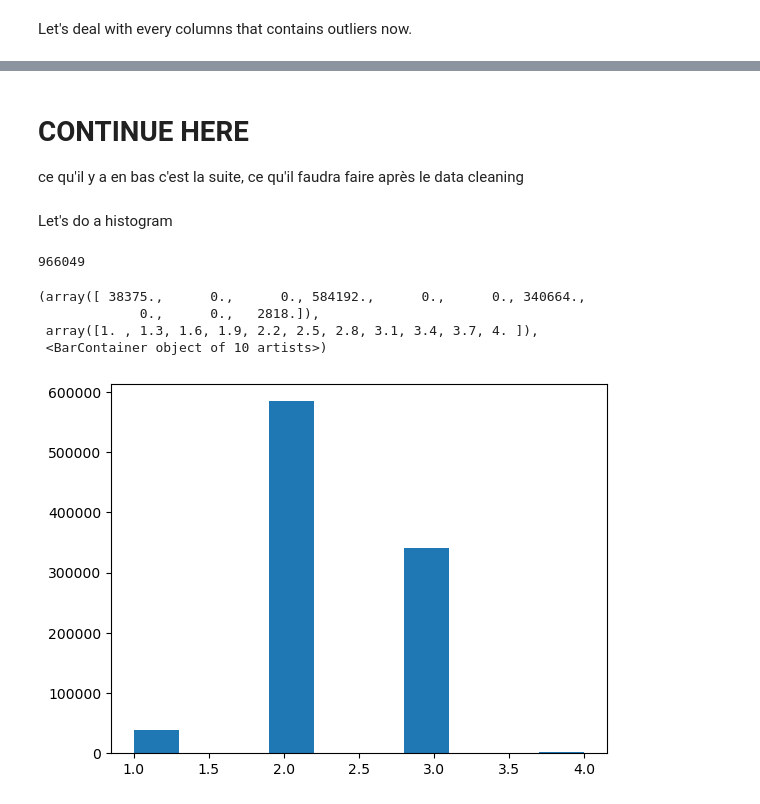
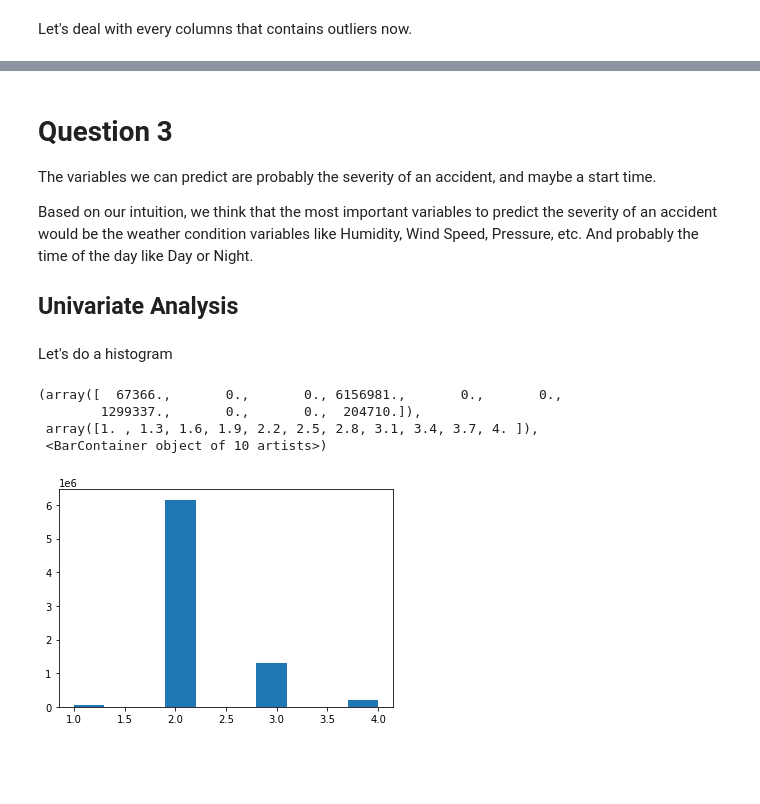
Before and after one commit to RinjieMX/ExplainAI_TD4, a Jupyter notebook: Notebook_TD4.ipynb, the cells around one changed output, grey strips where cells are left out. Saved outputs shown, nothing was run; the diff lists cells and outputs as text; code cells hidden in the pictures; blank space fills up the shorter version.

```diff
--- a/Notebook_TD4.ipynb
+++ b/Notebook_TD4.ipynb
@@ -195,10 +167,6 @@ newdf['End_Lng']=newdf['End_Lng'].fillna(newdf['Start_Lng'])
 #and Astronomical_Twilight, we just write "unknown",
 #as we do not want to give fake infoomations to the person reading
 
-newdf['Street']=newdf['Street'].fillna('unknown')
-newdf['City']=newdf['City'].fillna('unknown')
-newdf['Description']=newdf['Description'].fillna('unknown')
-newdf['Zipcode']=newdf['Zipcode'].fillna('unknown')
 newdf['Timezone']=newdf['Timezone'].fillna('unknown')
 newdf['Weather_Condition']=newdf['Weather_Condition'].fillna('unknown')
 newdf['Sunrise_Sunset']=newdf['Sunrise_Sunset'].fillna('unknown')
@@ -206,17 +174,9 @@ newdf['Civil_Twilight']=newdf['Civil_Twilight'].fillna('unknown')
 newdf['Nautical_Twilight']=newdf['Weather_Condition'].fillna('unknown')
 newdf['Astronomical_Twilight']=newdf['Astronomical_Twilight'].fillna('unknown')
 
-
-
-# for the airport code, we write '####' in the missing values
-newdf['Airport_Code']=newdf['Airport_Code'].fillna('####')
-
-
 # for the weather timestamp, we put now's date
 newdf['Weather_Timestamp']=newdf['Weather_Timestamp'].fillna(datetime.now())
 
-#for the temperature, we need to convert the data, as it is an object type :
-newdf['Temperature(F)'] = pd.to_numeric(newdf['Temperature(F)'], errors='coerce')
 #temperature/Wind_Chill(F)/Humidity(%)/Pressure(in)/Visibility(mi)/Wind_Speed(mph)/Precipitation(in): we put the mean
 newdf['Temperature(F)']=newdf['Temperature(F)'].fillna(newdf['Temperature(F)'].mean())
 newdf['Wind_Chill(F)']=newdf['Wind_Chill(F)'].fillna(newdf['Wind_Chill(F)'].mean())
@@ -285,8 +239,6 @@ Looks like there is a lot of outliers, so we decide to replace some outliers wit
 # %%
 moyenne_colonne = newdf['Visibility(mi)'].mean()
 
-newdf.loc[df['Visibility(mi)'] > 20, 'Visibility(mi)'] = moyenne_colonne
-
-newdf.loc[df['Visibility(mi)'] < 5, 'Visibility(mi)'] = moyenne_colonne
+newdf.loc[newdf['Visibility(mi)'] > 60, 'Visibility(mi)'] = 60
 
 sns.boxplot(newdf['Visibility(mi)'])
@@ -293,6 +248,2 @@ sns.boxplot(newdf['Visibility(mi)'])
 # %% [markdown]
 As we can see, actually, there is a huge amount of "10" values, so the other values are more rare, so we can decide to keep it this way or to delete them. We chose to delete them, as they are not representative
-# %%
-newdf.loc[df['Visibility(mi)'] > 11, 'Visibility(mi)'] = moyenne_colonne
-
-newdf.loc[df['Visibility(mi)'] <8, 'Visibility(mi)'] = moyenne_colonne
@@ -304,12 +250,9 @@ sns.boxplot(newdf['Wind_Speed(mph)'])
 # %% [markdown]
 Let's deal with every columns that contains outliers now.
 # %%
-1= newdf['Wind_Speed(mph)'].quantile(0.25)
-print(Q1)
+Q1= newdf['Wind_Speed(mph)'].quantile(0.25)
 Q3= newdf['Wind_Speed(mph)'].quantile(0.75)
-print(Q3)
 IQR = Q3 - Q1
-print(IQR)
 moyenne = newdf['Wind_Speed(mph)'].mean()
 
 threshold = 1.5
@@ -320,11 +263,8 @@ newdf.loc[(df['Wind_Speed(mph)'] > Q3 + threshold * IQR), 'Wind_Speed(mph)'] = m
 #precipitaion
 
 Q1= newdf['Precipitation(in)'].quantile(0.25)
-print(Q1)
 Q3= newdf['Precipitation(in)'].quantile(0.75)
-print(Q3)
 IQR = Q3 - Q1
-print(IQR)
 
 threshold = 3
 
@@ -335,11 +275,8 @@ newdf.loc[(df['Precipitation(in)'] > Q3 + threshold * IQR), 'Precipitation(in)']
 
 #wind chill
 Q1= newdf['Wind_Chill(F)'].quantile(0.25)
-print(Q1)
 Q3= newdf['Wind_Chill(F)'].quantile(0.75)
-print(Q3)
 IQR = Q3 - Q1
-print(IQR)
 
 threshold = 1.5
 
@@ -351,11 +288,8 @@ newdf.loc[(df['Wind_Chill(F)'] > Q3 + threshold * IQR), 'Wind_Chill(F)'] = moyen
 #Temperature
 
 Q1= newdf['Temperature(F)'].quantile(0.25)
-print(Q1)
 Q3= newdf['Temperature(F)'].quantile(0.75)
-print(Q3)
 IQR = Q3 - Q1
-print(IQR)
 
 threshold = 1.5
 
@@ -363,6 +297,3 @@ threshold = 1.5
 moyenne_temp = newdf['Temperature(F)'].median()
 newdf.loc[(df['Temperature(F)'] < Q1 - threshold * IQR), 'Temperature(F)'] = moyenne_temp
 newdf.loc[(df['Temperature(F)'] > Q3 + threshold * IQR), 'Temperature(F)'] = moyenne_temp
-
-
-sns.boxplot(newdf['Temperature(F)'])
@@ -388,21 +330,19 @@ plt.show()
-# %% [markdown]
-# CONTINUE HERE
-ce qu'il y a en bas c'est la suite, ce qu'il faudra faire après le data cleaning
+# %% [markdown]
+# Question 3
+
+The variables we can predict are probably the severity of an accident, and maybe a start time.
+
+Based on our intuition, we think that the most important variables to predict the severity of an accident would be the weather condition variables like Humidity, Wind Speed, Pressure, etc. And probably the time of the day like Day or Night.
+
+## Univariate Analysis
 # %% [markdown]
 Let's do a histogram
-# %%
-halfsize2=int((df_half.shape[0])/4)
-df_half2= df.iloc[:halfsize2,:]
-
-df_half2.shape[0]
-# %% [output]
-966049
 # %%
-plt.hist(df_half2['Severity'])
+plt.hist(newdf['Severity'])
 # %% [output]
-(array([ 38375.,      0.,      0., 584192.,      0.,      0., 340664.,
-             0.,      0.,   2818.]),
+(array([  67366.,       0.,       0., 6156981.,       0.,       0.,
+        1299337.,       0.,       0.,  204710.]),
  array([1. , 1.3, 1.6, 1.9, 2.2, 2.5, 2.8, 3.1, 3.4, 3.7, 4. ]),
  <BarContainer object of 10 artists>)
-[figure, old version]
+[figure, new version]
 # %%
```
Also changed, not shown: parts of 16 cells of this notebook.
